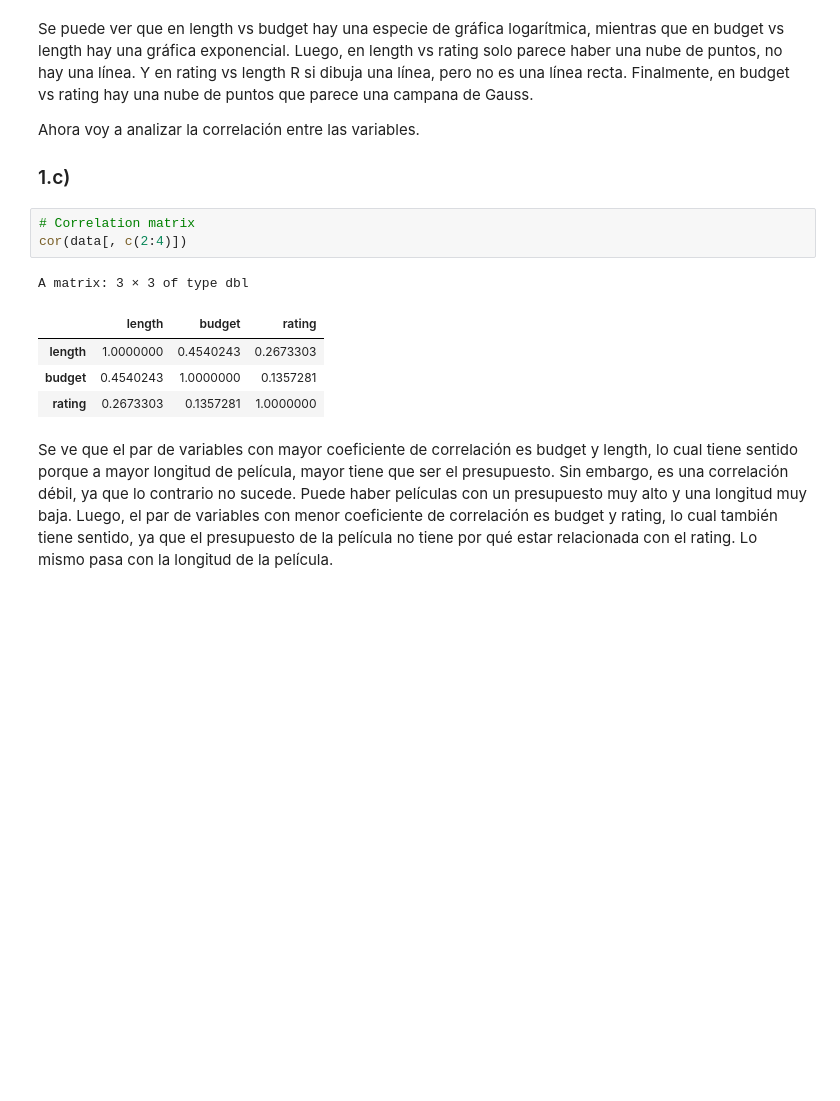
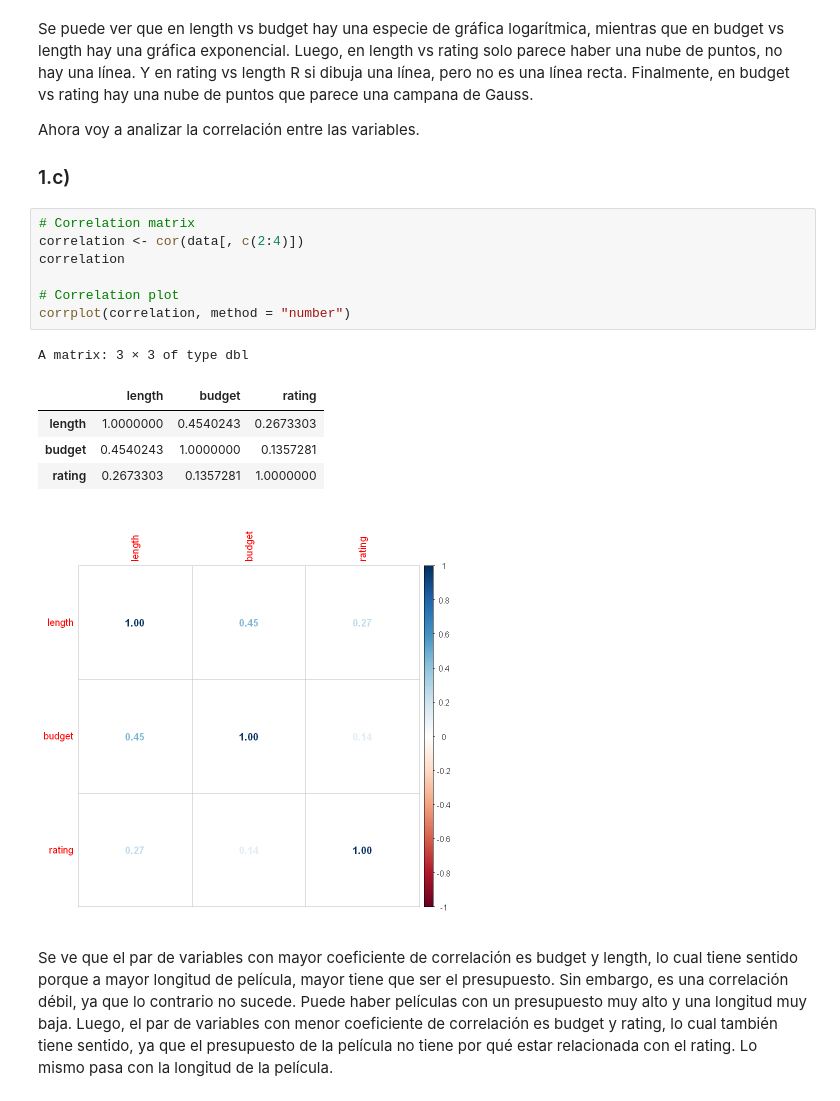
Before and after one commit to jnegrete2005/statistics_prac, a Jupyter notebook: practica.ipynb, the cells around one changed output. Cells and saved outputs as stored; diff of their text form; blank space fills up the shorter version.

Commit message:
Add corrplot package

```diff
--- a/practica.ipynb
+++ b/practica.ipynb
@@ -111,13 +125,18 @@ Ahora voy a analizar la correlación entre las variables.
 ### 1.c)
 # %%
 # Correlation matrix
-cor(data[, c(2:4)])
+correlation <- cor(data[, c(2:4)])
+correlation
+
+# Correlation plot
+corrplot(correlation, method = "number")
 # %% [output]
 A matrix: 3 × 3 of type dbl
 |  | length | budget | rating |
 | length | 1.0000000 | 0.4540243 | 0.2673303 |
 | budget | 0.4540243 | 1.0000000 | 0.1357281 |
 | rating | 0.2673303 | 0.1357281 | 1.0000000 |
+[figure, added]
 # %% [markdown]
 Se ve que el par de variables con mayor coeficiente de correlación es budget y length, lo cual tiene sentido porque a mayor longitud de película, mayor tiene que ser el presupuesto. Sin embargo, es una correlación débil, ya que lo contrario no sucede. Puede haber películas con un presupuesto muy alto y una longitud muy baja.
 Luego, el par de variables con menor coeficiente de correlación es budget y rating, lo cual también tiene sentido, ya que el presupuesto de la película no tiene por qué estar relacionada con el rating. Lo mismo pasa con la longitud de la película.
```
Also changed, not shown: parts of 1 cell of this notebook.
